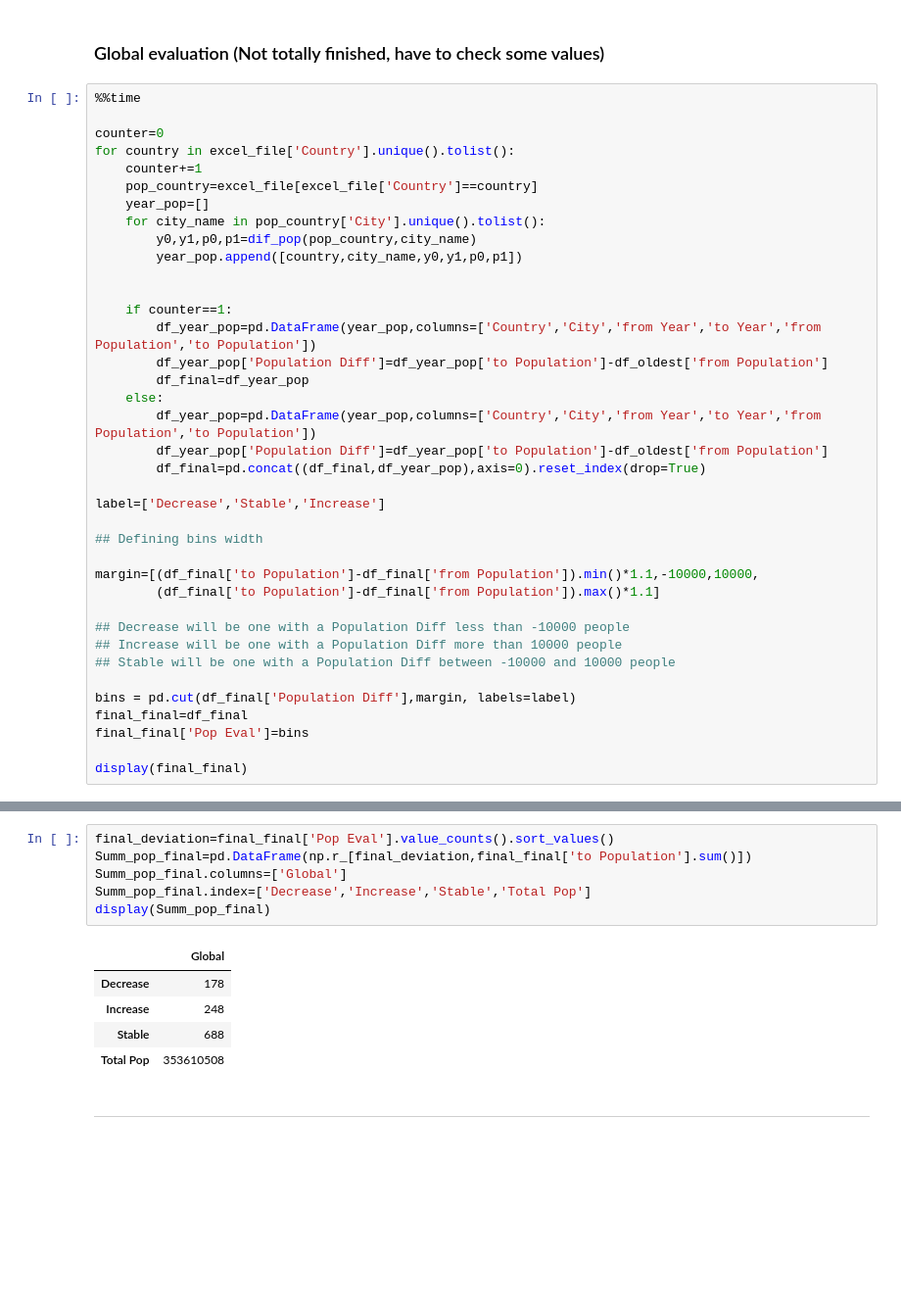
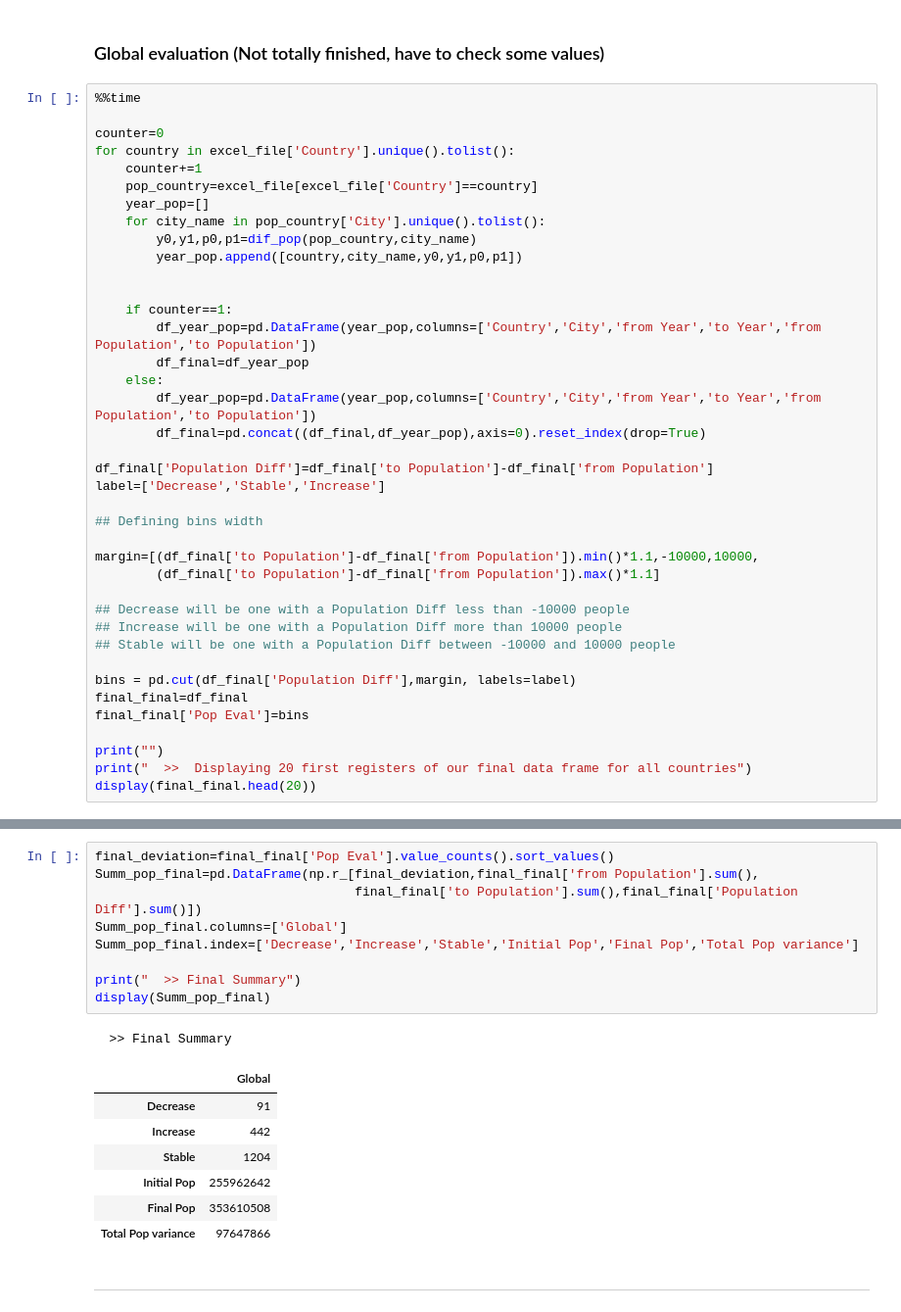
Before and after one commit to ironhack-datalabs/mad-oct-2018, a Jupyter notebook: module-1/pandas-project/your-code/pandas-project.ipynb, the cells around one changed output, grey strips where cells are left out. Shown at 98% size. Drawn from its saved outputs; the diff is of its cells as text; blank space fills up the shorter version.

```diff
--- a/module-1/pandas-project/your-code/pandas-project.ipynb
+++ b/module-1/pandas-project/your-code/pandas-project.ipynb
@@ -313,13 +315,12 @@ for country in excel_file['Country'].unique().tolist():
 
     if counter==1:
         df_year_pop=pd.DataFrame(year_pop,columns=['Country','City','from Year','to Year','from Population','to Population'])
-        df_year_pop['Population Diff']=df_year_pop['to Population']-df_oldest['from Population']
         df_final=df_year_pop
     else:
         df_year_pop=pd.DataFrame(year_pop,columns=['Country','City','from Year','to Year','from Population','to Population'])
-        df_year_pop['Population Diff']=df_year_pop['to Population']-df_oldest['from Population']
         df_final=pd.concat((df_final,df_year_pop),axis=0).reset_index(drop=True)
 
+df_final['Population Diff']=df_final['to Population']-df_final['from Population']
 label=['Decrease','Stable','Increase']
 
 ## Defining bins width
@@ -335,5 +336,7 @@ bins = pd.cut(df_final['Population Diff'],margin, labels=label)
 final_final=df_final
 final_final['Pop Eval']=bins
 
-display(final_final)
+print("")
+print("  >>  Displaying 20 first registers of our final data frame for all countries")
+display(final_final.head(20))
 # %% [output]
@@ -360,14 +377,20 @@ Wall time: 3.23 s
 # %%
 final_deviation=final_final['Pop Eval'].value_counts().sort_values()
-Summ_pop_final=pd.DataFrame(np.r_[final_deviation,final_final['to Population'].sum()])
+Summ_pop_final=pd.DataFrame(np.r_[final_deviation,final_final['from Population'].sum(),
+                                  final_final['to Population'].sum(),final_final['Population Diff'].sum()])
 Summ_pop_final.columns=['Global']
-Summ_pop_final.index=['Decrease','Increase','Stable','Total Pop']
+Summ_pop_final.index=['Decrease','Increase','Stable','Initial Pop','Final Pop','Total Pop variance']
+
+print("  >> Final Summary")
 display(Summ_pop_final)
 # %% [output]
+  >> Final Summary
 |  | Global |
-| Decrease | 178 |
-| Increase | 248 |
-| Stable | 688 |
-| Total Pop | 353610508 |
+| Decrease | 91 |
+| Increase | 442 |
+| Stable | 1204 |
+| Initial Pop | 255962642 |
+| Final Pop | 353610508 |
+| Total Pop variance | 97647866 |
 # %% [markdown]
 ______
```
Also changed, not shown: parts of 3 cells of this notebook.
